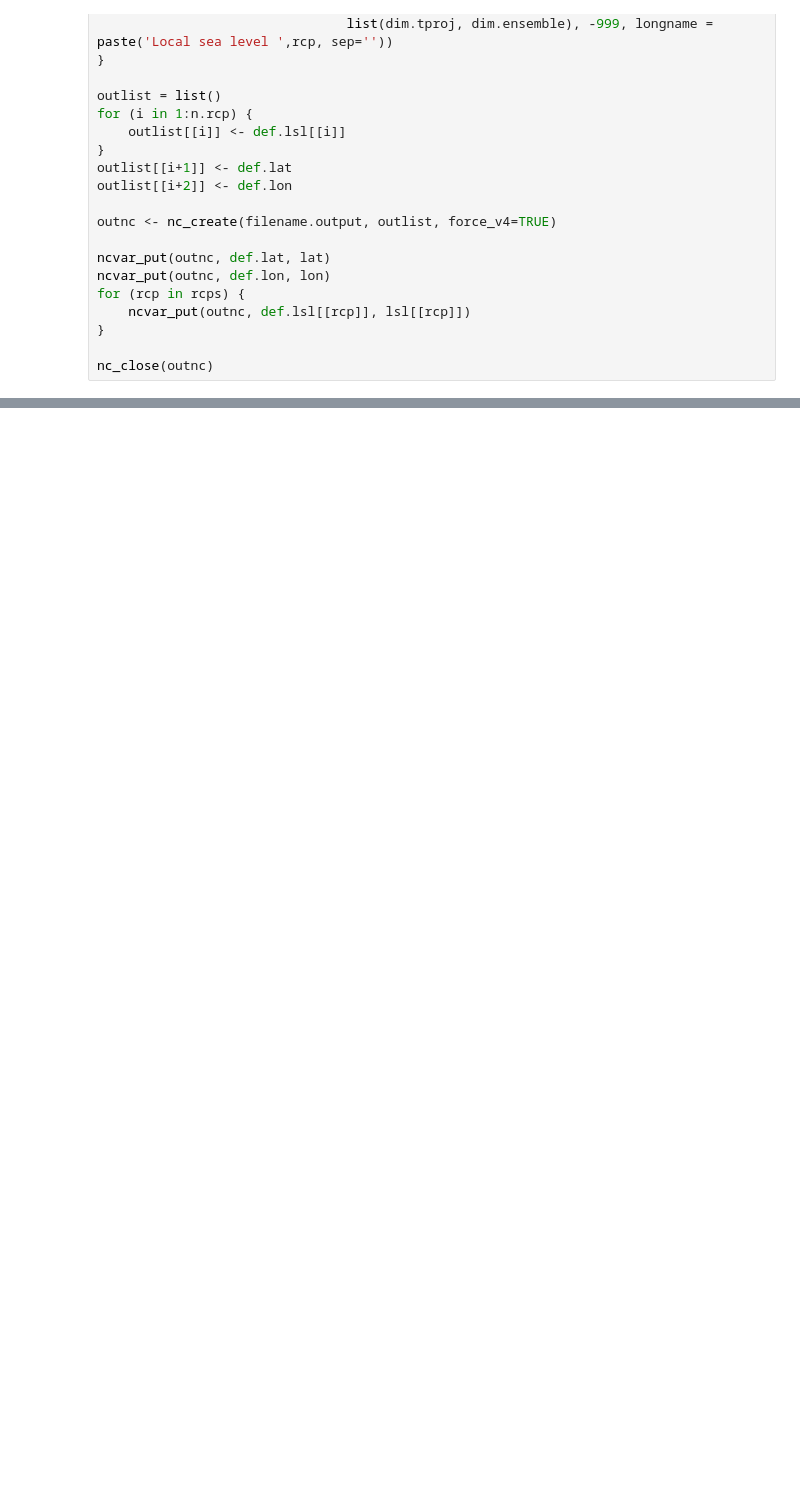
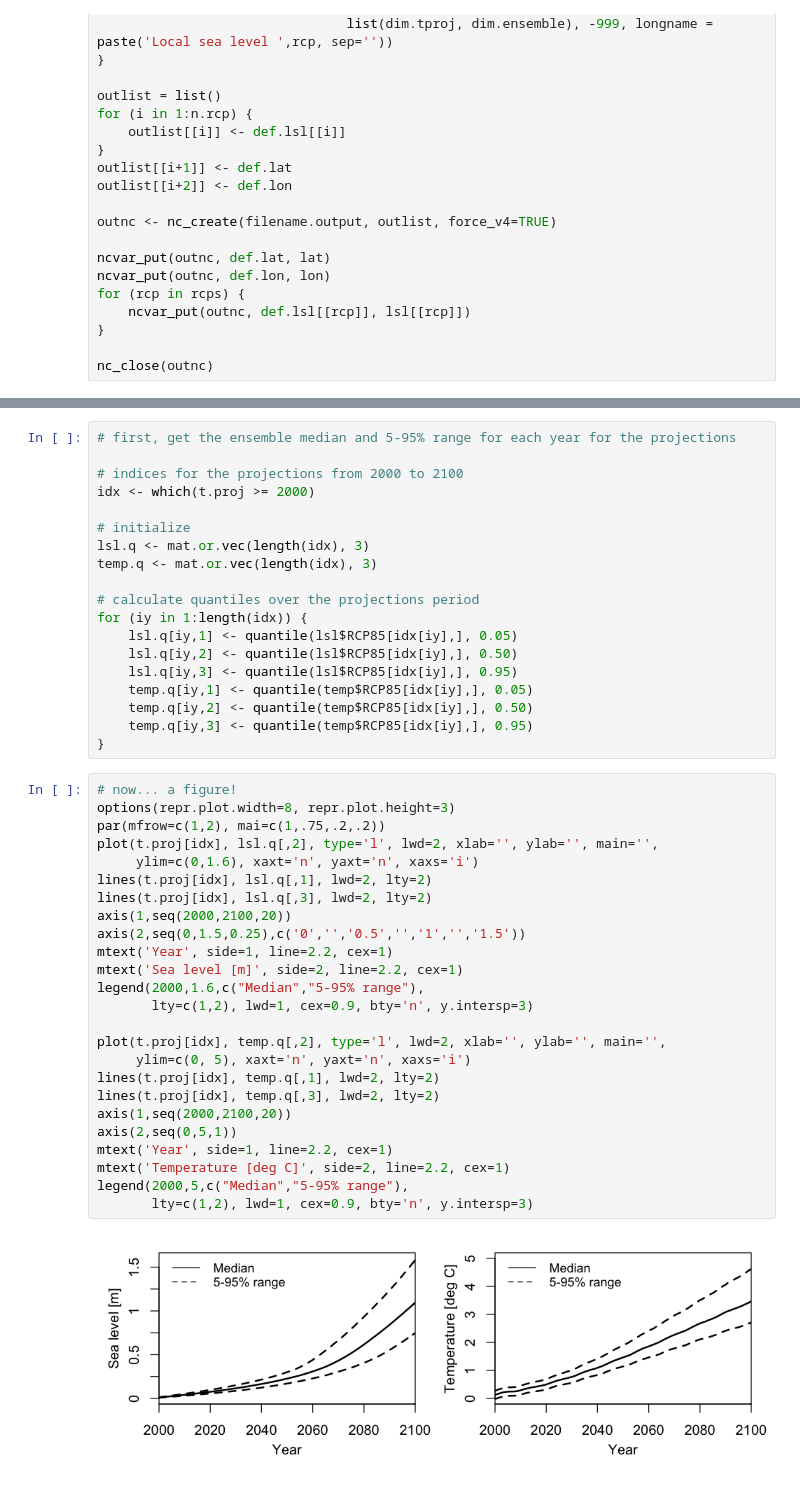
Before and after one commit to scrim-network/BRICK, a Jupyter notebook: LocalizedProjections.ipynb, the cells around one changed output, grey strips where cells are left out. Cells and saved outputs as stored; diff of their text form; blank space fills up the shorter version.

```diff
--- a/LocalizedProjections.ipynb
+++ b/LocalizedProjections.ipynb
@@ -197,0 +241,46 @@ nc_close(outnc)
+# %%
+# first, get the ensemble median and 5-95% range for each year for the projections
+
+# indices for the projections from 2000 to 2100
+idx <- which(t.proj >= 2000)
+
+# initialize
+lsl.q <- mat.or.vec(length(idx), 3)
+temp.q <- mat.or.vec(length(idx), 3)
+
+# calculate quantiles over the projections period
+for (iy in 1:length(idx)) {
+    lsl.q[iy,1] <- quantile(lsl$RCP85[idx[iy],], 0.05)
+    lsl.q[iy,2] <- quantile(lsl$RCP85[idx[iy],], 0.50)
+    lsl.q[iy,3] <- quantile(lsl$RCP85[idx[iy],], 0.95)
+    temp.q[iy,1] <- quantile(temp$RCP85[idx[iy],], 0.05)
+    temp.q[iy,2] <- quantile(temp$RCP85[idx[iy],], 0.50)
+    temp.q[iy,3] <- quantile(temp$RCP85[idx[iy],], 0.95)
+}
+# %%
+# now... a figure!
+options(repr.plot.width=8, repr.plot.height=3)
+par(mfrow=c(1,2), mai=c(1,.75,.2,.2))
+plot(t.proj[idx], lsl.q[,2], type='l', lwd=2, xlab='', ylab='', main='',
+     ylim=c(0,1.6), xaxt='n', yaxt='n', xaxs='i')
+lines(t.proj[idx], lsl.q[,1], lwd=2, lty=2)
+lines(t.proj[idx], lsl.q[,3], lwd=2, lty=2)
+axis(1,seq(2000,2100,20))
+axis(2,seq(0,1.5,0.25),c('0','','0.5','','1','','1.5'))
+mtext('Year', side=1, line=2.2, cex=1)
+mtext('Sea level [m]', side=2, line=2.2, cex=1)
+legend(2000,1.6,c("Median","5-95% range"),
+       lty=c(1,2), lwd=1, cex=0.9, bty='n', y.intersp=3)
+
+plot(t.proj[idx], temp.q[,2], type='l', lwd=2, xlab='', ylab='', main='',
+     ylim=c(0, 5), xaxt='n', yaxt='n', xaxs='i')
+lines(t.proj[idx], temp.q[,1], lwd=2, lty=2)
+lines(t.proj[idx], temp.q[,3], lwd=2, lty=2)
+axis(1,seq(2000,2100,20))
+axis(2,seq(0,5,1))
+mtext('Year', side=1, line=2.2, cex=1)
+mtext('Temperature [deg C]', side=2, line=2.2, cex=1)
+legend(2000,5,c("Median","5-95% range"),
+       lty=c(1,2), lwd=1, cex=0.9, bty='n', y.intersp=3)
+# %% [output]
+[figure, added]
```
Also changed, not shown: parts of 26 cells of this notebook, 17 other files.
